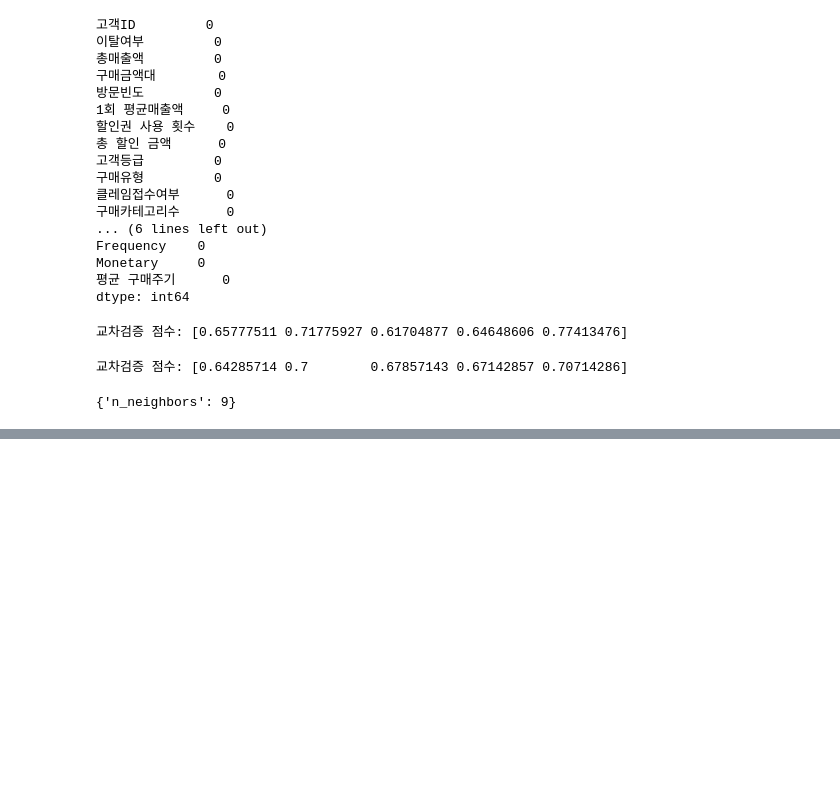
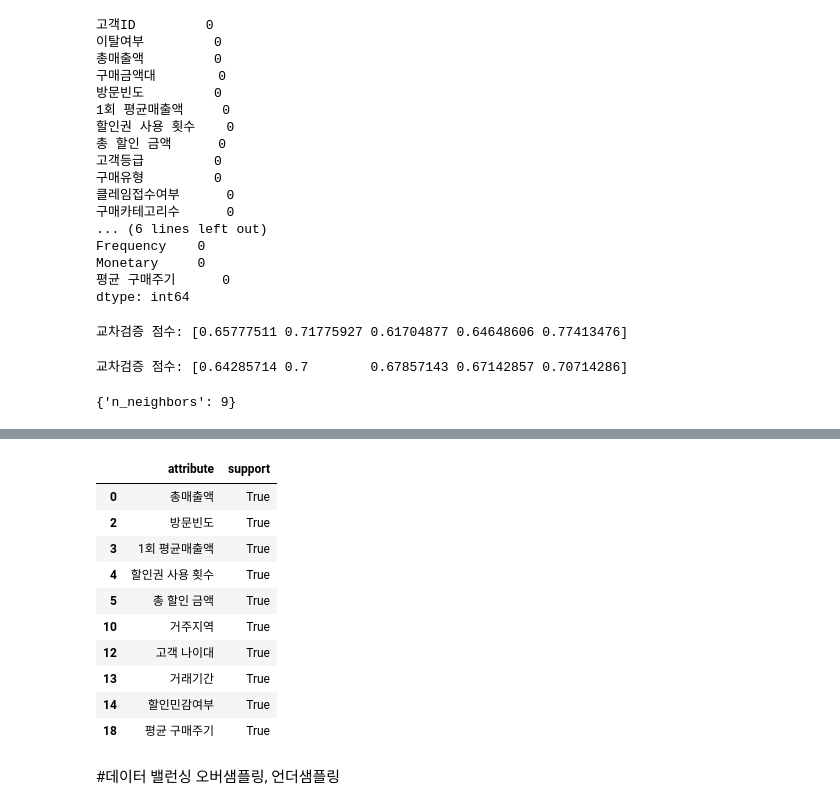
Before and after one commit to Fundkdh/algorithm-2022, a Jupyter notebook: python_practice2.ipynb, the cells around one changed output, grey strips where cells are left out. Saved outputs shown, nothing was run; the diff lists cells and outputs as text; code cells hidden in the pictures; blank space fills up the shorter version.

```diff
--- a/python_practice2.ipynb
+++ b/python_practice2.ipynb
@@ -110,0 +177,26 @@ grid_search.best_params_
+# %%
+from sklearn.feature_selection import SelectFromModel
+from sklearn.ensemble import RandomForestClassifier
+
+selector = SelectFromModel(RandomForestClassifier(n_estimators=100, random_state=0), threshold = "median")
+selector.fit(X_train, Y_train)
+
+score = pd.DataFrame()
+score["attribute"] = X_train.columns
+score["support"] = selector.get_support()
+score[score["support"] ==True]
+# %% [output]
+|  | attribute | support |
+| 0 | 총매출액 | True |
+| 2 | 방문빈도 | True |
+| 3 | 1회 평균매출액 | True |
+| 4 | 할인권 사용 횟수 | True |
+| 5 | 총 할인 금액 | True |
+| 10 | 거주지역 | True |
+| 12 | 고객 나이대 | True |
+| 13 | 거래기간 | True |
+| 14 | 할인민감여부 | True |
+| 18 | 평균 구매주기 | True |
+# %% [markdown]
+#데이터 밸런싱
+오버샘플링, 언더샘플링
```
Also changed, not shown: parts of 10 cells of this notebook.
